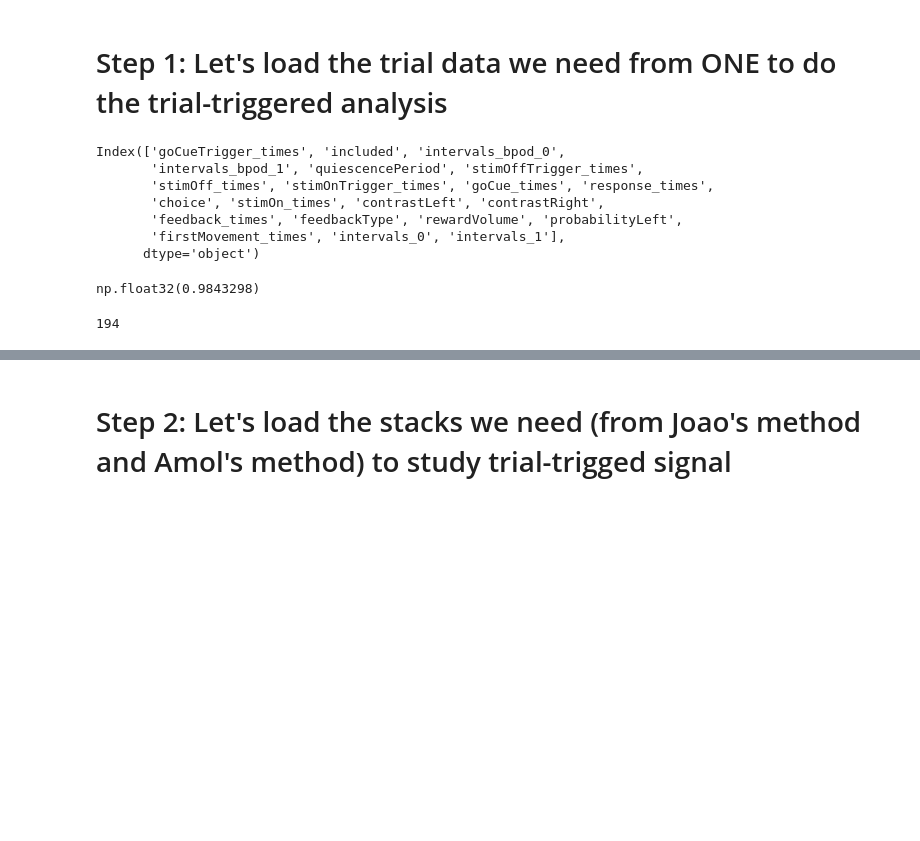
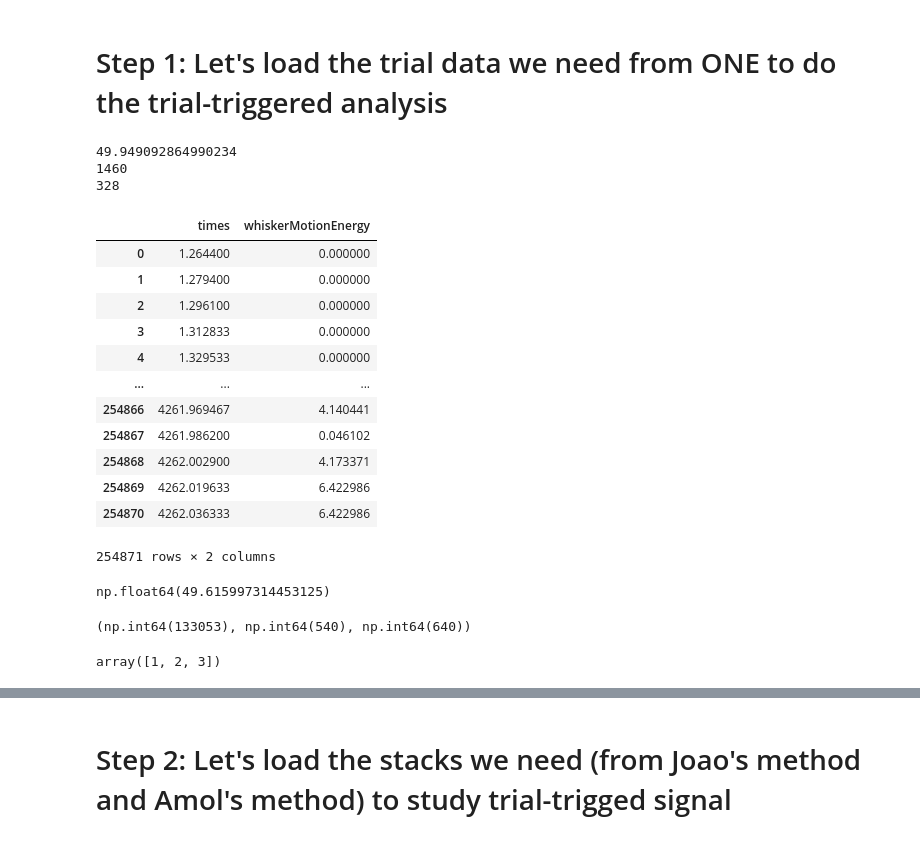
Before and after one commit to apasarkar/masknmf-toolbox, a Jupyter notebook: ibl_wfci_2026_jan/hemo_compare_trial_avg.ipynb, the cells around one changed output, grey strips where cells are left out. Saved outputs shown, nothing was run; the diff lists cells and outputs as text; code cells hidden in the pictures; blank space fills up the shorter version.

Commit message:
Includes updated notebooks with indications about which ones to ignore

```diff
--- a/ibl_wfci_2026_jan/hemo_compare_trial_avg.ipynb
+++ b/ibl_wfci_2026_jan/hemo_compare_trial_avg.ipynb
@@ -47,28 +38,18 @@ The two datasets from FD that we will process are:
 # %% [markdown]
 # Step 1: Let's load the trial data we need from ONE to do the trial-triggered analysis
 # %%
-eid = "71ceb3d4-ca68-4380-8fe7-9f63d26222f6"
+eid = "8df7b200-e44c-4c67-82e9-2666ba05d649"
 sl = SessionLoader(eid = eid, one=one)
 sl.load_trials()
 print(sl.trials.keys())
 stim_ontimes = sl.trials['stimOn_times']
 firstMovement = sl.trials['firstMovement_times'].to_numpy()
+firstMovement = firstMovement[~np.isnan(firstMovement)]
 feedback_times = sl.trials['feedback_times'].to_numpy()
-# sl.load_motion_energy(views=["left"]) ## Load Motion Energy seems to fail here, not sure why
+sl.load_motion_energy() ## Load Motion Energy seems to fail here, not sure why
+
 sl.load_wheel()
 imaging_times = one.load_dataset(eid, "imaging.times.npy", collection="alf/widefield")
-# %% [output]
-Index(['goCueTrigger_times', 'included', 'intervals_bpod_0',
-       'intervals_bpod_1', 'quiescencePeriod', 'stimOffTrigger_times',
-       'stimOff_times', 'stimOnTrigger_times', 'goCue_times', 'response_times',
-       'choice', 'stimOn_times', 'contrastLeft', 'contrastRight',
-       'feedback_times', 'feedbackType', 'rewardVolume', 'probabilityLeft',
-       'firstMovement_times', 'intervals_0', 'intervals_1'],
-      dtype='object')
-# %%
-np.std(sl.wheel['velocity'].to_numpy())
-# %% [output]
-np.float32(0.9843298)
 # %%
 def keep_separated(timepoints, min_sep=2.0):
     """
@@ -107,13 +88,57 @@ def load_wheel_speed_trials(wheel_info, imaging_times):
     times = wheel_info['times'].to_numpy()
     velocity = wheel_info['velocity'].to_numpy()
 
-    selector = np.logical_and(times > 5, np.abs(velocity) > 5)
+    selector = np.logical_and(times > 5, np.abs(velocity) > 4)
     selector = np.logical_and(selector, times < np.amax(imaging_times) - 100) #Guarantee we are still in the right window
     subset_times = times[selector]
     subset_times = keep_separated(subset_times, min_sep=2.0)
     return np.array(subset_times)
 
+
+def load_whisker_motion_trials(whisker_motion, imaging_times):
+    times = whisker_motion['times'].to_numpy()
+    energy = whisker_motion['whiskerMotionEnergy'].to_numpy()
+    print(np.amax(energy))
+
+    selector = np.logical_and(times > 5, np.abs(energy) > 10)
+    selector = np.logical_and(selector, times < np.amax(imaging_times) - 100)
+    subset_times = times[selector]
+    subset_times = keep_separated(subset_times, min_sep=2.0)
+    return np.array(subset_times)
+
 wheel_trials = load_wheel_speed_trials(sl.wheel, imaging_times)
+whisker_trials = load_whisker_motion_trials(sl.motion_energy['leftCamera'], imaging_times)
+print(len(whisker_trials))
 print(len(wheel_trials))
 # %% [output]
-194
+49.949092864990234
+1460
+328
+# %%
+sl.motion_energy['leftCamera']
+# %% [output]
+|  | times | whiskerMotionEnergy |
+| 0 | 1.264400 | 0.000000 |
+| 1 | 1.279400 | 0.000000 |
+| 2 | 1.296100 | 0.000000 |
+| 3 | 1.312833 | 0.000000 |
+| 4 | 1.329533 | 0.000000 |
+| ... | ... | ... |
+| 254866 | 4261.969467 | 4.140441 |
+| 254867 | 4261.986200 | 0.046102 |
+| 254868 | 4262.002900 | 4.173371 |
+| 254869 | 4262.019633 | 6.422986 |
+| 254870 | 4262.036333 | 6.422986 |
+254871 rows × 2 columns
+# %%
+np.amax(sl.motion_energy['leftCamera']['whiskerMotionEnergy'].to_numpy())
+# %% [output]
+np.float64(49.615997314453125)
+# %%
+hemocorr_pmd.shape
+# %% [output]
+(np.int64(133053), np.int64(540), np.int64(640))
+# %%
+np.searchsorted(np.array([1, 3, 4]), np.array(([2, 3.5, 100])))
+# %% [output]
+array([1, 2, 3])
```
Also changed, not shown: parts of 60 cells of this notebook, 2 other files.
